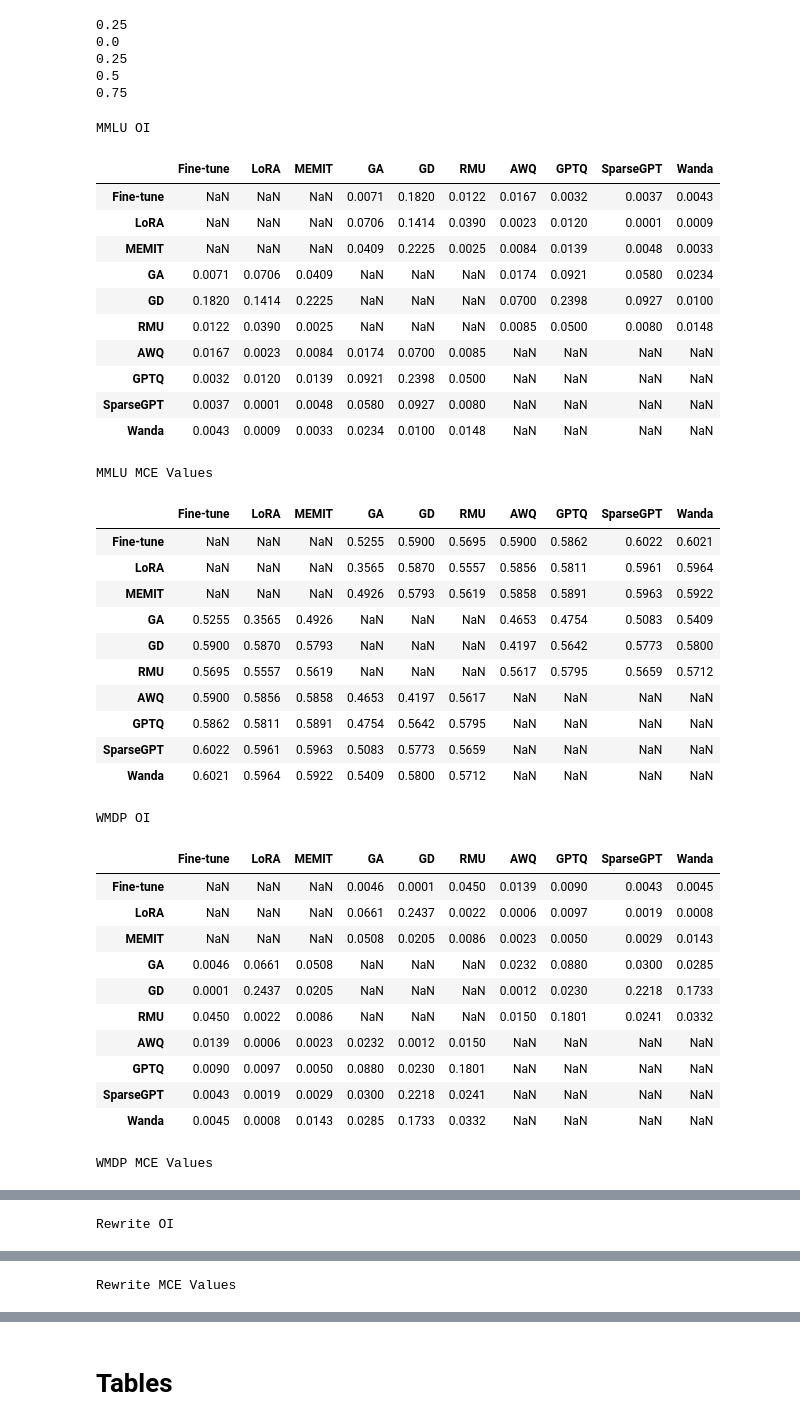
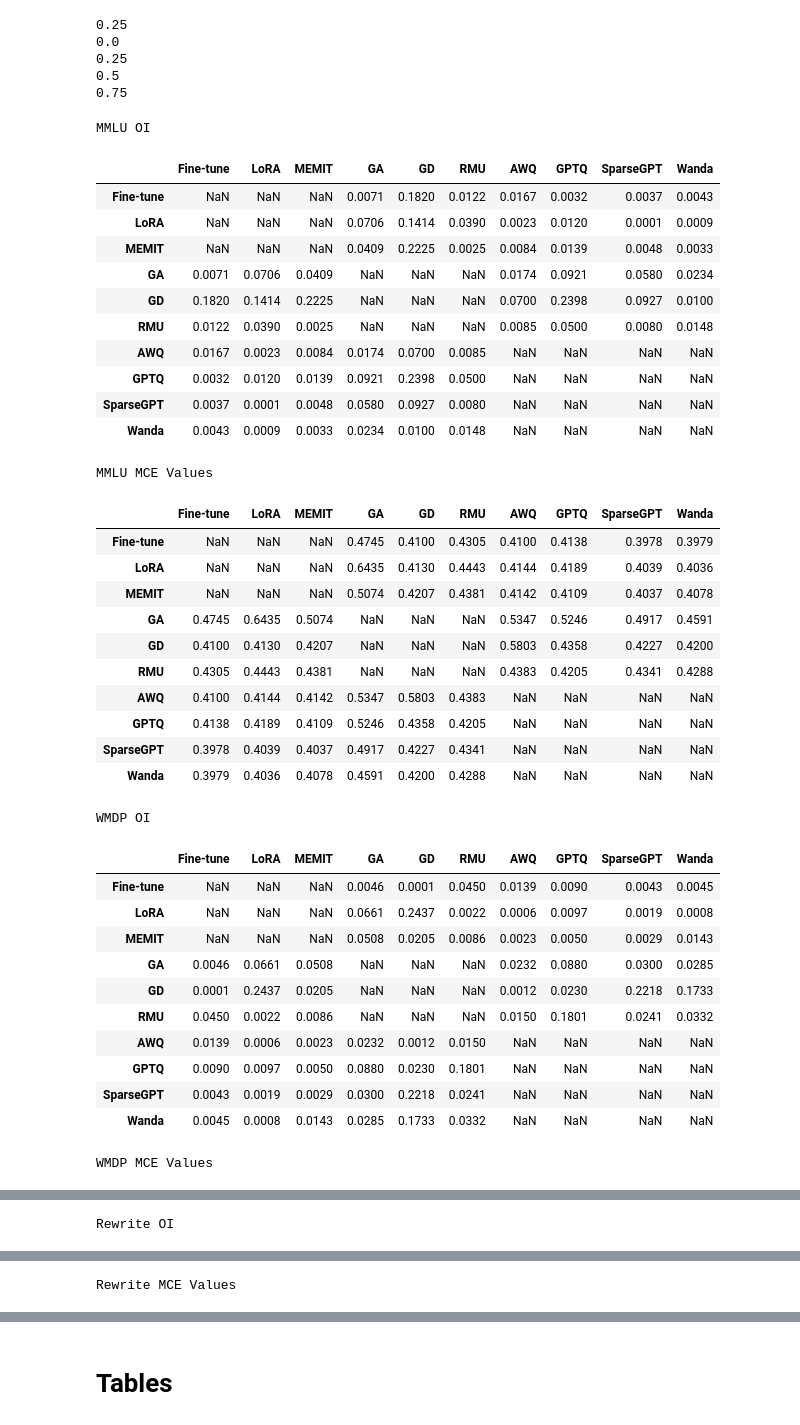
Before and after one commit to hartvigsen-group/composable-interventions, a Jupyter notebook: notebooks/paper_analysis.ipynb, the cells around one changed output, grey strips where cells are left out. Drawn from its saved outputs; the diff is of its cells as text; code cells hidden in the pictures.

```diff
--- a/notebooks/paper_analysis.ipynb
+++ b/notebooks/paper_analysis.ipynb
@@ -317,10 +332,10 @@ intervention_type = {
 
 # Initialize heatmap data frames with default values
 default_value = None
-mmlu_heatmap_data = pd.DataFrame(index=intervention_names, columns=intervention_names, dtype=float, data=default_value)
-wmdp_heatmap_data = pd.DataFrame(index=intervention_names, columns=intervention_names, dtype=float, data=default_value)
-rewrite_heatmap_data = pd.DataFrame(index=intervention_names, columns=intervention_names, dtype=float, data=default_value)
-generalization_heatmap_data = pd.DataFrame(index=intervention_names, columns=intervention_names, dtype=float, data=default_value)
+mmlu_oi_data = pd.DataFrame(index=intervention_names, columns=intervention_names, dtype=float, data=default_value)
+wmdp_oi_data = pd.DataFrame(index=intervention_names, columns=intervention_names, dtype=float, data=default_value)
+rewrite_oi_data = pd.DataFrame(index=intervention_names, columns=intervention_names, dtype=float, data=default_value)
+generalization_oi_data = pd.DataFrame(index=intervention_names, columns=intervention_names, dtype=float, data=default_value)
 
 # Initialize max value data frames
 mmlu_mce_data = pd.DataFrame(index=intervention_names, columns=intervention_names, dtype=float, data=default_value)
@@ -346,20 +361,20 @@ for first_intervention in intervention_names:
 
         # Calculate OIs
         mmlu_diff = abs(compositions["mmlu accuracy"].iloc[0] - compositions["mmlu accuracy"].iloc[1]).round(4)
-        mmlu_heatmap_data[first_intervention][second_intervention] = mmlu_diff
+        mmlu_oi_data[first_intervention][second_intervention] = mmlu_diff
 
         avg_wmdp_diff = abs(((compositions.iloc[0]["wmdp_cyber accuracy"] + compositions.iloc[0]["wmdp_bio accuracy"]) / 2) - ((compositions.iloc[1]["wmdp_cyber accuracy"] + compositions.iloc[1]["wmdp_bio accuracy"]) / 2)).round(4)
-        wmdp_heatmap_data[first_intervention][second_intervention] = avg_wmdp_diff
+        wmdp_oi_data[first_intervention][second_intervention] = avg_wmdp_diff
 
         rewrite_diff = abs(compositions["Rewrite accuracy"].iloc[0] - compositions["Rewrite accuracy"].iloc[1]).round(4)
-        rewrite_heatmap_data[first_intervention][second_intervention] = rewrite_diff
+        rewrite_oi_data[first_intervention][second_intervention] = rewrite_diff
 
         generalization_diff = abs(compositions["Generalization"].iloc[0] - compositions["Generalization"].iloc[1]).round(4)
-        generalization_heatmap_data[first_intervention][second_intervention] = generalization_diff
+        generalization_oi_data[first_intervention][second_intervention] = generalization_diff
 
         # Calculate MCE values
         mmlu_mce = 1 - max(compositions["mmlu accuracy"].iloc[0], compositions["mmlu accuracy"].iloc[1]).round(4)
-        mmlu_mce_data[first_intervention][second_intervention] = 1 - mmlu_mce
+        mmlu_mce_data[first_intervention][second_intervention] = mmlu_mce
 
         avg_wmdp_acc = min((compositions.iloc[0]["wmdp_cyber accuracy"] + compositions.iloc[0]["wmdp_bio accuracy"]) / 2, (compositions.iloc[1]["wmdp_cyber accuracy"] + compositions.iloc[1]["wmdp_bio accuracy"]) / 2).round(4)
         wmdp_mce = calculate_wmdp_unlearn_error(avg_wmdp_acc)
@@ -373,53 +388,53 @@ for first_intervention in intervention_names:
 
 # Display the results
 print("MMLU OI")
-display(mmlu_heatmap_data)
+display(mmlu_oi_data)
 
 print("MMLU MCE Values")
 display(mmlu_mce_data)
 
 print("WMDP OI")
-display(wmdp_heatmap_data)
+display(wmdp_oi_data)
 
 print("WMDP MCE Values")
 display(wmdp_mce_data)
 
 print("Rewrite OI")
-display(rewrite_heatmap_data)
+display(rewrite_oi_data)
 
 print("Rewrite MCE Values")
 display(rewrite_mce_data)
 
 print("Generalization OI")
-display(generalization_heatmap_data)
+display(generalization_oi_data)
 
 print("Generalization MCE Values")
 display(generalization_mce_data)
 # %% [output]
 MMLU OI
 |  | Fine-tune | LoRA | MEMIT | GA | GD | RMU | AWQ | GPTQ | SparseGPT | Wanda |
 | Fine-tune | NaN | NaN | NaN | 0.0071 | 0.1820 | 0.0122 | 0.0167 | 0.0032 | 0.0037 | 0.0043 |
 | LoRA | NaN | NaN | NaN | 0.0706 | 0.1414 | 0.0390 | 0.0023 | 0.0120 | 0.0001 | 0.0009 |
 | MEMIT | NaN | NaN | NaN | 0.0409 | 0.2225 | 0.0025 | 0.0084 | 0.0139 | 0.0048 | 0.0033 |
 | GA | 0.0071 | 0.0706 | 0.0409 | NaN | NaN | NaN | 0.0174 | 0.0921 | 0.0580 | 0.0234 |
 | GD | 0.1820 | 0.1414 | 0.2225 | NaN | NaN | NaN | 0.0700 | 0.2398 | 0.0927 | 0.0100 |
 | RMU | 0.0122 | 0.0390 | 0.0025 | NaN | NaN | NaN | 0.0085 | 0.0500 | 0.0080 | 0.0148 |
 | AWQ | 0.0167 | 0.0023 | 0.0084 | 0.0174 | 0.0700 | 0.0085 | NaN | NaN | NaN | NaN |
 | GPTQ | 0.0032 | 0.0120 | 0.0139 | 0.0921 | 0.2398 | 0.0500 | NaN | NaN | NaN | NaN |
 | SparseGPT | 0.0037 | 0.0001 | 0.0048 | 0.0580 | 0.0927 | 0.0080 | NaN | NaN | NaN | NaN |
 | Wanda | 0.0043 | 0.0009 | 0.0033 | 0.0234 | 0.0100 | 0.0148 | NaN | NaN | NaN | NaN |
 MMLU MCE Values
 |  | Fine-tune | LoRA | MEMIT | GA | GD | RMU | AWQ | GPTQ | SparseGPT | Wanda |
-| Fine-tune | NaN | NaN | NaN | 0.5255 | 0.5900 | 0.5695 | 0.5900 | 0.5862 | 0.6022 | 0.6021 |
-| LoRA | NaN | NaN | NaN | 0.3565 | 0.5870 | 0.5557 | 0.5856 | 0.5811 | 0.5961 | 0.5964 |
-| MEMIT | NaN | NaN | NaN | 0.4926 | 0.5793 | 0.5619 | 0.5858 | 0.5891 | 0.5963 | 0.5922 |
-| GA | 0.5255 | 0.3565 | 0.4926 | NaN | NaN | NaN | 0.4653 | 0.4754 | 0.5083 | 0.5409 |
-| GD | 0.5900 | 0.5870 | 0.5793 | NaN | NaN | NaN | 0.4197 | 0.5642 | 0.5773 | 0.5800 |
-| RMU | 0.5695 | 0.5557 | 0.5619 | NaN | NaN | NaN | 0.5617 | 0.5795 | 0.5659 | 0.5712 |
-| AWQ | 0.5900 | 0.5856 | 0.5858 | 0.4653 | 0.4197 | 0.5617 | NaN | NaN | NaN | NaN |
-| GPTQ | 0.5862 | 0.5811 | 0.5891 | 0.4754 | 0.5642 | 0.5795 | NaN | NaN | NaN | NaN |
-| SparseGPT | 0.6022 | 0.5961 | 0.5963 | 0.5083 | 0.5773 | 0.5659 | NaN | NaN | NaN | NaN |
-| Wanda | 0.6021 | 0.5964 | 0.5922 | 0.5409 | 0.5800 | 0.5712 | NaN | NaN | NaN | NaN |
+| Fine-tune | NaN | NaN | NaN | 0.4745 | 0.4100 | 0.4305 | 0.4100 | 0.4138 | 0.3978 | 0.3979 |
+| LoRA | NaN | NaN | NaN | 0.6435 | 0.4130 | 0.4443 | 0.4144 | 0.4189 | 0.4039 | 0.4036 |
+| MEMIT | NaN | NaN | NaN | 0.5074 | 0.4207 | 0.4381 | 0.4142 | 0.4109 | 0.4037 | 0.4078 |
+| GA | 0.4745 | 0.6435 | 0.5074 | NaN | NaN | NaN | 0.5347 | 0.5246 | 0.4917 | 0.4591 |
+| GD | 0.4100 | 0.4130 | 0.4207 | NaN | NaN | NaN | 0.5803 | 0.4358 | 0.4227 | 0.4200 |
+| RMU | 0.4305 | 0.4443 | 0.4381 | NaN | NaN | NaN | 0.4383 | 0.4205 | 0.4341 | 0.4288 |
+| AWQ | 0.4100 | 0.4144 | 0.4142 | 0.5347 | 0.5803 | 0.4383 | NaN | NaN | NaN | NaN |
+| GPTQ | 0.4138 | 0.4189 | 0.4109 | 0.5246 | 0.4358 | 0.4205 | NaN | NaN | NaN | NaN |
+| SparseGPT | 0.3978 | 0.4039 | 0.4037 | 0.4917 | 0.4227 | 0.4341 | NaN | NaN | NaN | NaN |
+| Wanda | 0.3979 | 0.4036 | 0.4078 | 0.4591 | 0.4200 | 0.4288 | NaN | NaN | NaN | NaN |
 WMDP OI
 |  | Fine-tune | LoRA | MEMIT | GA | GD | RMU | AWQ | GPTQ | SparseGPT | Wanda |
 | Fine-tune | NaN | NaN | NaN | 0.0046 | 0.0001 | 0.0450 | 0.0139 | 0.0090 | 0.0043 | 0.0045 |
```
Also changed, not shown: parts of 8 cells of this notebook.
